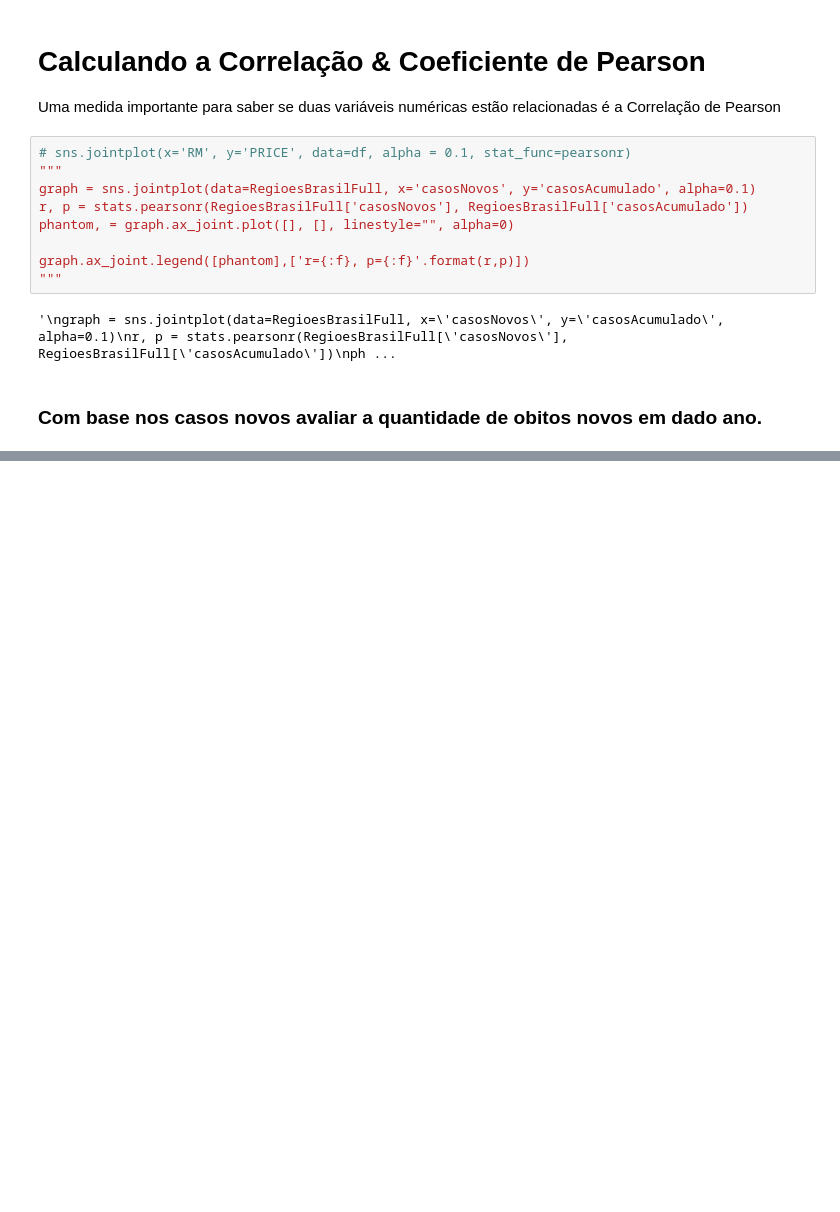
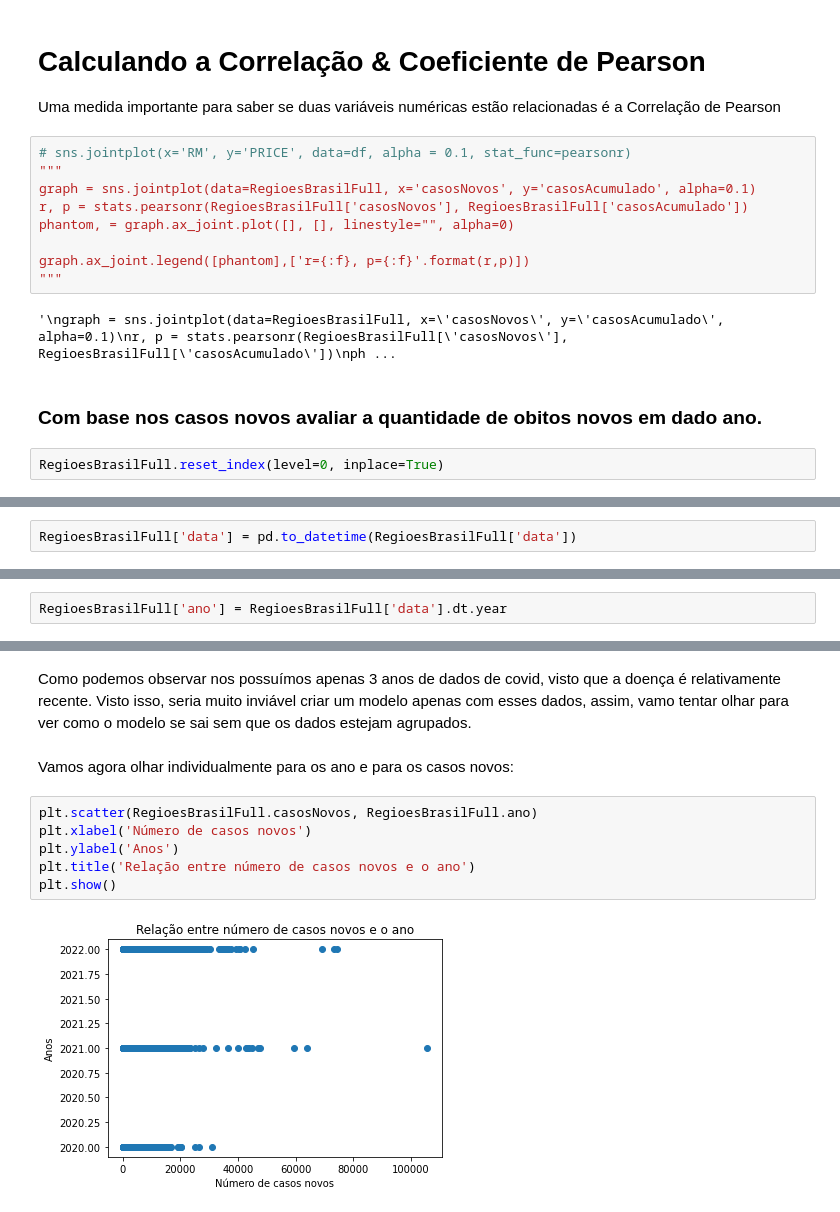
Before and after one commit to GabriellMiranda/TP-Dados-Analise-de-dados-de-covid, a Jupyter notebook: TP_Dados.ipynb, the cells around one changed output, grey strips where cells are left out. Saved outputs shown, nothing was run; the diff lists cells and outputs as text; blank space fills up the shorter version.

Commit message:
criando um modelo para o ano e outra variáveis

```diff
--- a/TP_Dados.ipynb
+++ b/TP_Dados.ipynb
@@ -1481,3 +1475,5 @@ graph.ax_joint.legend([phantom],['r={:f}, p={:f}'.format(r,p)])
 '\ngraph = sns.jointplot(data=RegioesBrasilFull, x=\'casosNovos\', y=\'casosAcumulado\', alpha=0.1)\nr, p = stats.pearsonr(RegioesBrasilFull[\'casosNovos\'], RegioesBrasilFull[\'casosAcumulado\'])\nph ...
 # %% [markdown]
 ### Com base nos casos novos avaliar a quantidade de obitos novos em dado ano.
+# %%
+RegioesBrasilFull.reset_index(level=0, inplace=True)
@@ -1483,0 +1496,2 @@ graph.ax_joint.legend([phantom],['r={:f}, p={:f}'.format(r,p)])
+# %%
+RegioesBrasilFull['data'] = pd.to_datetime(RegioesBrasilFull['data'])
@@ -1483,0 +1515,2 @@ graph.ax_joint.legend([phantom],['r={:f}, p={:f}'.format(r,p)])
+# %%
+RegioesBrasilFull['ano'] = RegioesBrasilFull['data'].dt.year
@@ -1483,0 +1527,12 @@ graph.ax_joint.legend([phantom],['r={:f}, p={:f}'.format(r,p)])
+# %% [markdown]
+Como podemos observar nos possuímos apenas 3 anos de dados de covid, visto que a doença é relativamente recente. Visto isso, seria muito inviável criar um modelo apenas com esses dados, assim, vamo tentar olhar para ver como o modelo se sai sem que os dados estejam agrupados.
+# %% [markdown]
+Vamos agora olhar individualmente para os ano e para os casos novos:
+# %%
+plt.scatter(RegioesBrasilFull.casosNovos, RegioesBrasilFull.ano)
+plt.xlabel('Número de casos novos')
+plt.ylabel('Anos')
+plt.title('Relação entre número de casos novos e o ano')
+plt.show()
+# %% [output]
+[figure, added]
```
Also changed, not shown: parts of 11 cells of this notebook.
